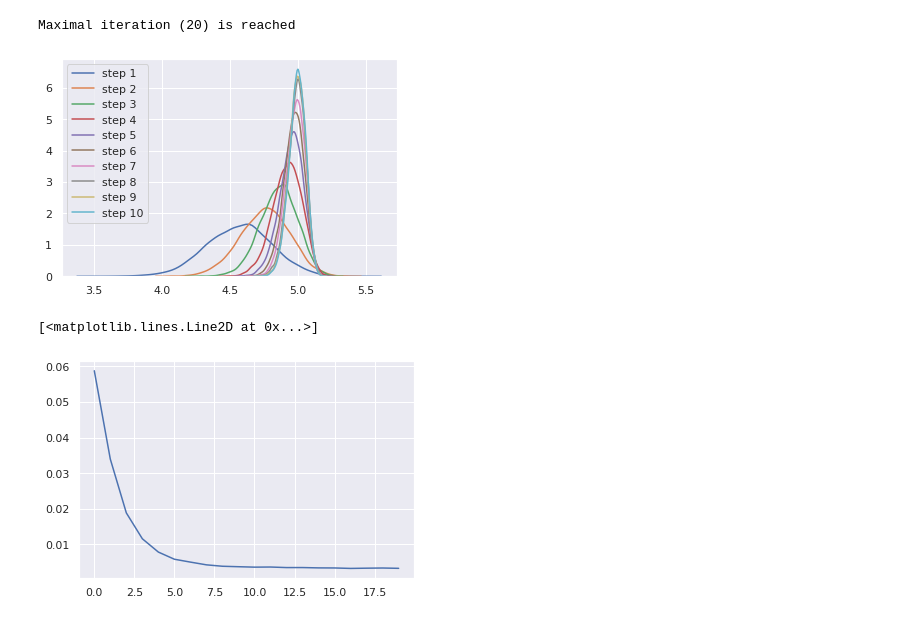
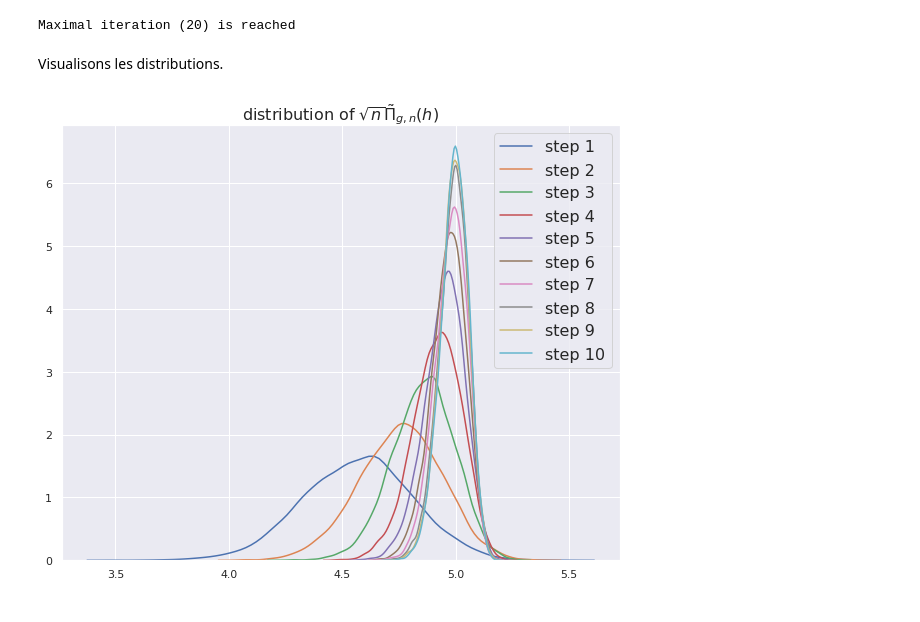
Before and after one commit to stdereka/MAP361P, a Jupyter notebook: project.ipynb, the cells around one changed output. Saved outputs shown, nothing was run; the diff lists cells and outputs as text; code cells hidden in the pictures.

```diff
--- a/project.ipynb
+++ b/project.ipynb
@@ -258,15 +263,15 @@ advs = AdaptiveSampling(h, [g_polynomial, g_hyperbolic, uniform_0_1], uniform_0_
 history = advs.fit(max_iter=20, debug=True)
 # %% [output]
 Maximal iteration (20) is reached
+# %% [markdown]
+Visualisons les distributions.
 # %%
+plt.figure(figsize=(10, 8))
+
 for i in range(10):
     sns.distplot(history["global_estimation_log"][i], label=f"step {i+1}", hist=False)
-plt.legend()
+plt.legend(fontsize=16)
+plt.title(r"distribution of $\sqrt{n}\tilde{\Pi}_{g, n}(h)$", size=16)
 plt.show()
 # %% [output]
-[figure, old version]
+[figure, new version]
-# %%
-plt.plot([history["global_estimation_log"][i].var() for i in range(20)])
-# %% [output]
-[<matplotlib.lines.Line2D at 0x...>]
-[figure, removed]
```
Also changed, not shown: parts of 5 cells of this notebook.
